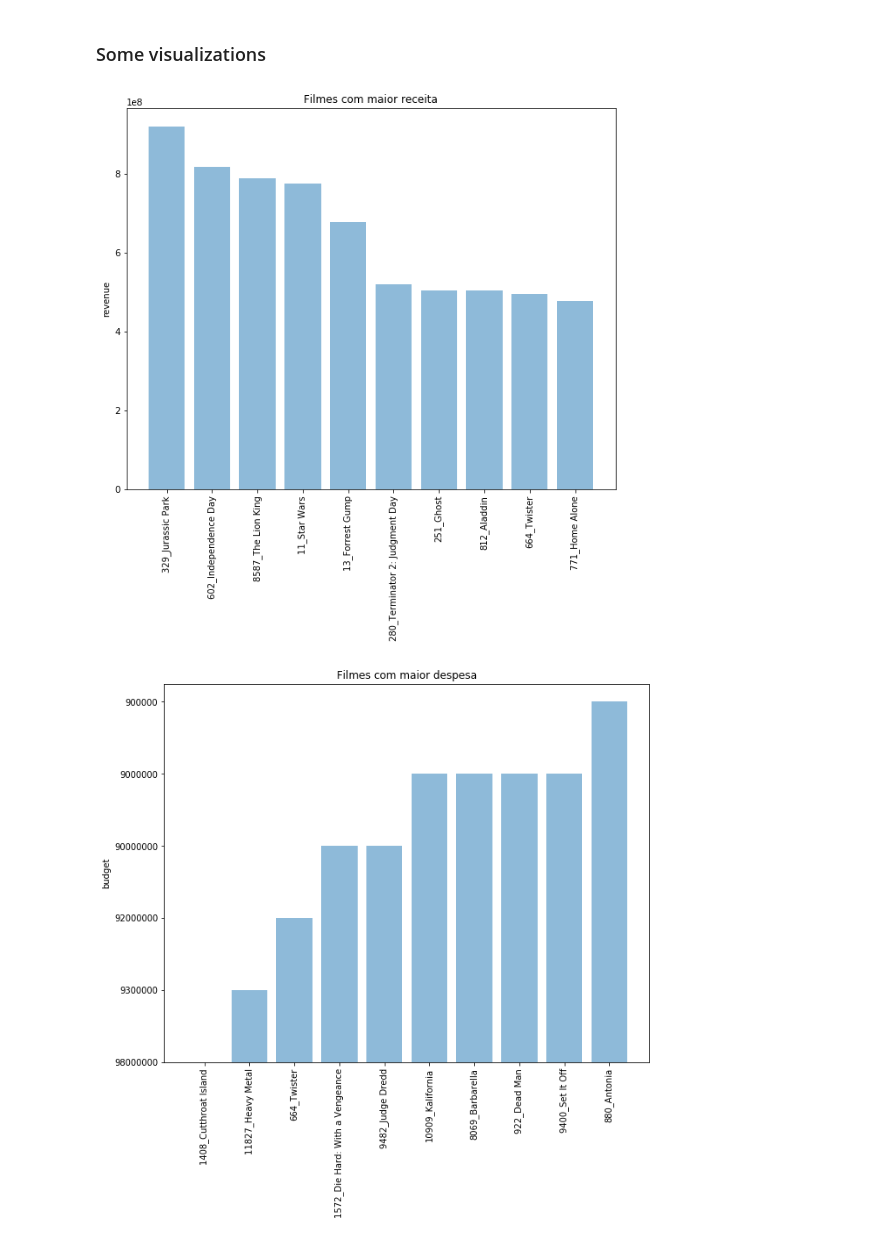
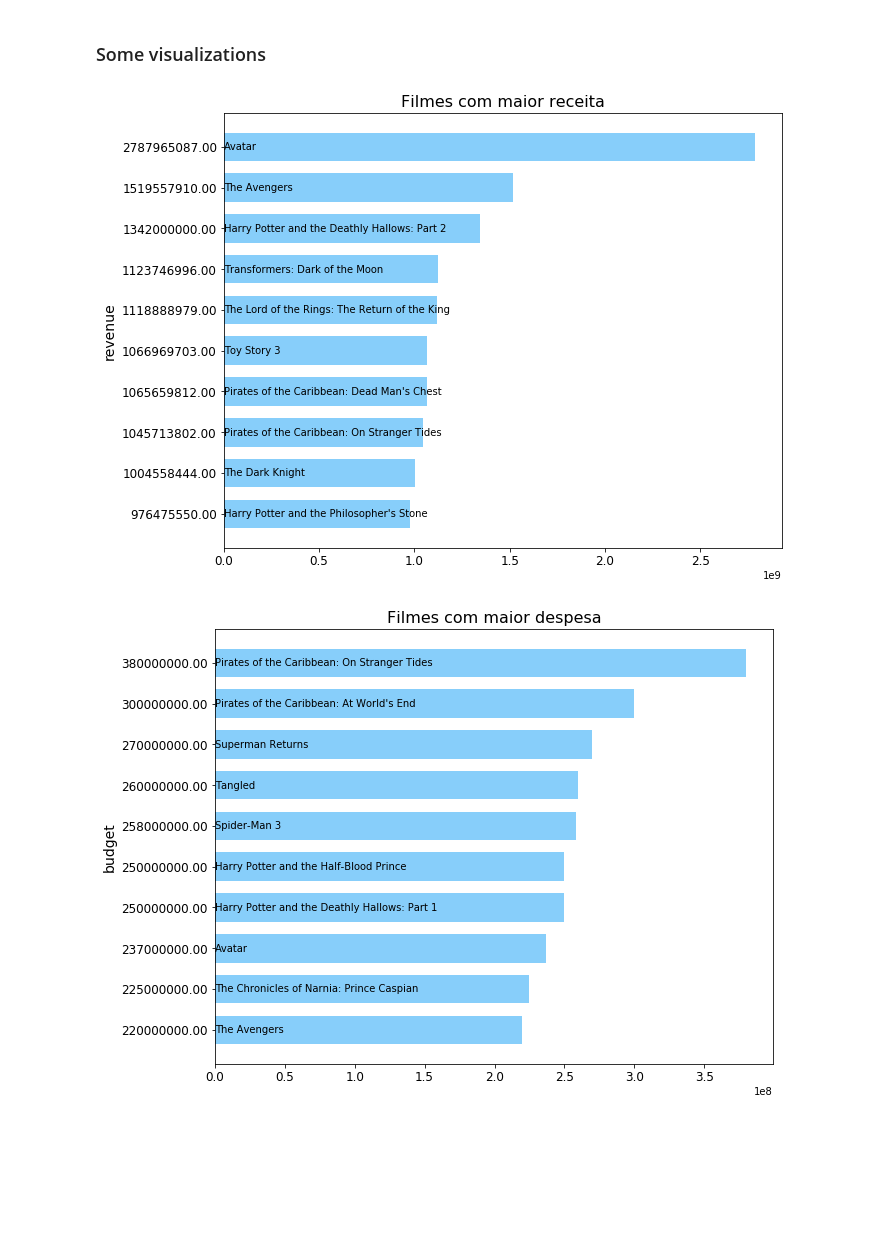
Before and after one commit to andredavys/tmdb_visualization, a Jupyter notebook: getting_started.ipynb, the cells around one changed output. Cells and saved outputs as stored; diff of their text form; code cells hidden in the pictures; blank space fills up the shorter version.

```diff
--- a/getting_started.ipynb
+++ b/getting_started.ipynb
@@ -102,7 +101,8 @@ def get_genres_from_row(row):
 def build_movie_attr_dict(movies_dict, attr):
     attr_dict = dict()
     for _id, movie_dict in movies_dict.items():
-        movie_id = f"{_id}_{movie_dict['title']}"
+#         movie_id = f"{_id}_{movie_dict['title']}"
+        movie_id = f"{movie_dict['title']}"
         attr_dict[movie_id] = movie_dict[attr]
     return attr_dict
 # %%
@@ -130,22 +130,26 @@ def sort_movies_by_attr(movies_dict, attr, desc=True):
 5. Relação de despesas por média de avaliação
 6. Relação de popularidade por média de avaliação.
 # %%
-aux_df = df_movies_meta.head(1000)
+aux_df = df_movies_meta.head(18000)
+# aux_df = df_movies_meta.copy()
 movies_dict = dict()
+
+# remove this gambiarra after
+
 
 for i, row in aux_df.iterrows():
     id_movie = row['id']
     inner_dict = dict(
         title=row['original_title'],
-        budget=row['budget'],
-        vote_count=row['vote_count'],
-        vote_avg=row['vote_average'],
-        revenue=row['revenue'],
+        budget=float(row['budget']),
+        vote_count=float(row['vote_count']),
+        vote_avg=float(row['vote_average']),
+        revenue=float(row['revenue']),
         genres=get_genres_from_row(row['genres']),
-        runtime=row['runtime'],
-        popularity=row['popularity']
+        runtime=float(row['runtime']),
+        popularity=float(row['popularity']),
+        profit=float(row['budget'])-float(row['revenue'])
     )
-
     movies_dict[id_movie] = inner_dict
 display(movies_dict)
 # %% [output]
@@ -175,26 +179,29 @@ movie_revenue_dict = sort_movies_by_attr(movies_dict, 'revenue')
 # %% [markdown]
 ### Some visualizations
 # %%
-attr_list = ['revenue', 'budget', 'popularity', 'vote_count', 'vote_avg']
+attr_list = ['revenue', 'budget', 'popularity', 'vote_avg']
 title_list = ['Filmes com maior receita',
               'Filmes com maior despesa',
               'Filmes mais populares',
-              'Filmes mais avaliados',
-              'Filmes com melhor avaliação']
+              'Filmes mais bem avaliados']
 i=0
 k=10  #top-k for an attr
 for attr in attr_list:
     movies_attr_dict = sort_movies_by_attr(movies_dict, attr, True)
 
-    movies = list(movies_attr_dict.keys())[:k]  #TODO: remove id from movies
+    movies = list(movies_attr_dict.keys())[:k]
     attrs  = list(movies_attr_dict.values())[:k]
     plt.figure(figsize=(10,8))
-    plt.bar(movies, attrs, align='center', alpha=0.5)
-    plt.xticks(rotation=90)
-    plt.ylabel(attr)
-    plt.title(title_list[i])
+    plt.barh(movies, attrs, 0.7, align='center', color="lightskyblue")
+    plt.xticks(fontsize=12)
+    plt.ylabel(attr, fontsize=14)
+    plt.yticks(range(len(attrs)), ["{:.2f}".format(v) for v in attrs], fontsize=12)
+    for index, label in enumerate(movies):
+        plt.text(1, index, label, ha='left',va='center')
+    plt.title(title_list[i], fontsize=16)
+    plt.gca().invert_yaxis()
     plt.show()
     i+=1
 # %% [output]
-[figure, old version]
+[figure, new version]
-[figure, old version]
+[figure, new version]
```
Also changed, not shown: parts of 12 cells of this notebook.
